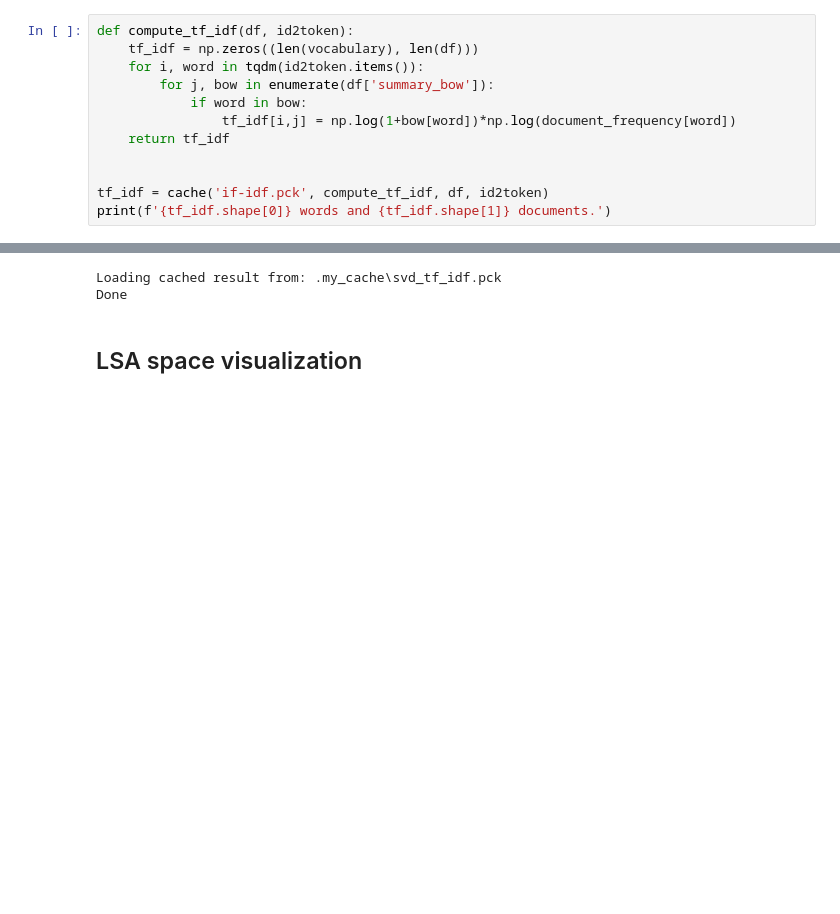
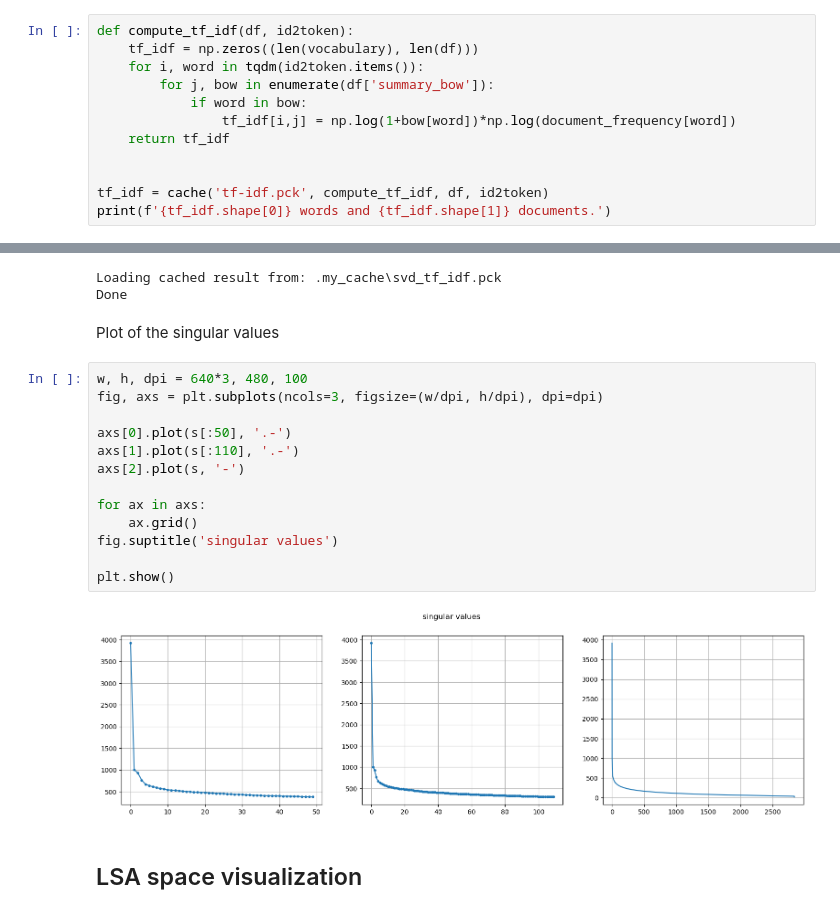
Before and after one commit to michele98/text_mining_project, a Jupyter notebook: dev.ipynb, the cells around one changed output, grey strips where cells are left out. Drawn from its saved outputs; the diff is of its cells as text; blank space fills up the shorter version.

Commit message:
add singular values plot

```diff
--- a/dev.ipynb
+++ b/dev.ipynb
@@ -290,7 +294,7 @@ def compute_tf_idf(df, id2token):
     return tf_idf
 
 
-tf_idf = cache('if-idf.pck', compute_tf_idf, df, id2token)
+tf_idf = cache('tf-idf.pck', compute_tf_idf, df, id2token)
 print(f'{tf_idf.shape[0]} words and {tf_idf.shape[1]} documents.')
 # %% [output]
 Loading cached result from: .my_cache\if-idf.pck
@@ -321,6 +325,23 @@ u, s, vt = cache('svd_tf_idf.pck', np.linalg.svd, tf_idf, full_matrices=False)
 # %% [output]
 Loading cached result from: .my_cache\svd_tf_idf.pck
 Done
+# %% [markdown]
+Plot of the singular values
+# %%
+w, h, dpi = 640*3, 480, 100
+fig, axs = plt.subplots(ncols=3, figsize=(w/dpi, h/dpi), dpi=dpi)
+
+axs[0].plot(s[:50], '.-')
+axs[1].plot(s[:110], '.-')
+axs[2].plot(s, '-')
+
+for ax in axs:
+    ax.grid()
+fig.suptitle('singular values')
+
+plt.show()
+# %% [output]
+[figure, added]
 # %% [markdown]
 ## LSA space visualization
 # %% [markdown]
```
Also changed, not shown: parts of 1 cell of this notebook.
